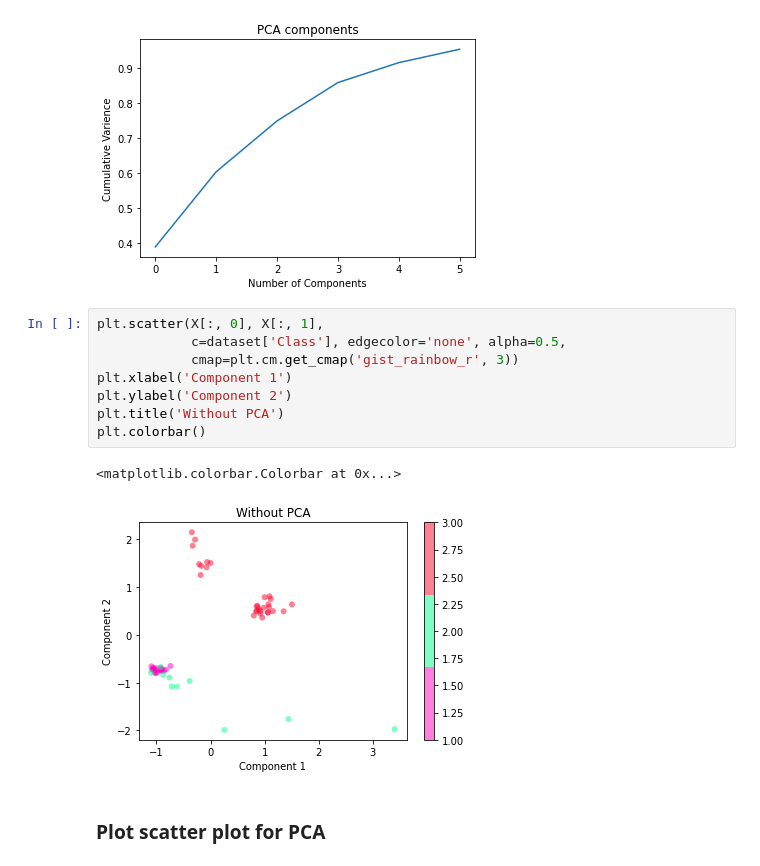
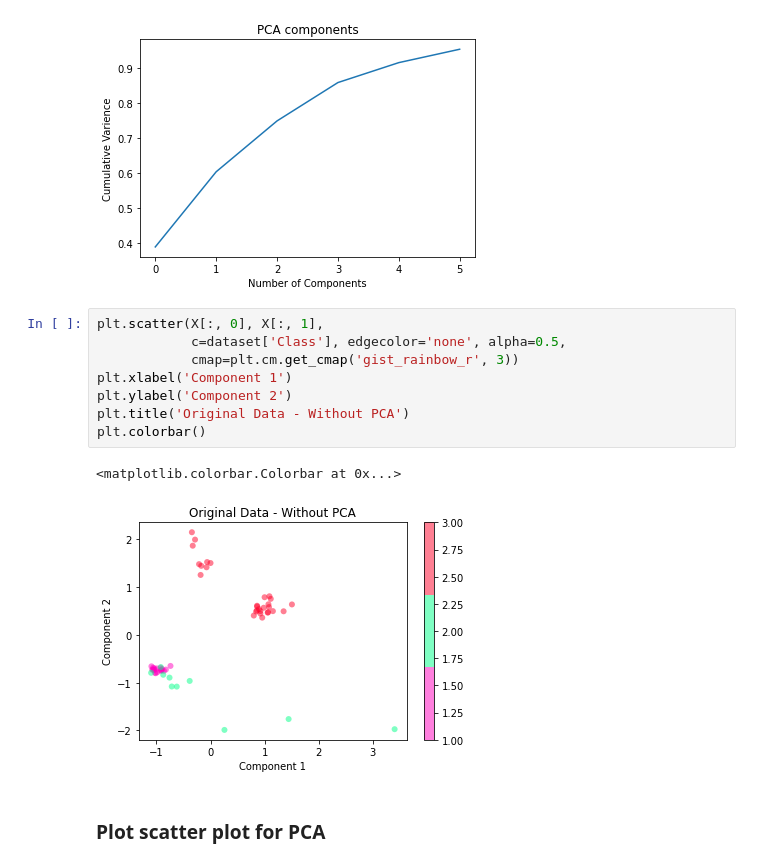
Before and after one commit to goldslime123/csc3005-DA, a Jupyter notebook: MeterB.ipynb, the cells around one changed output. Drawn from its saved outputs; the diff is of its cells as text.

```diff
--- a/MeterB.ipynb
+++ b/MeterB.ipynb
@@ -693,14 +666,14 @@ Text(0, 0.5, 'Cumulative Varience')
 # %%
 plt.scatter(X[:, 0], X[:, 1],
             c=dataset['Class'], edgecolor='none', alpha=0.5,
             cmap=plt.cm.get_cmap('gist_rainbow_r', 3))
 plt.xlabel('Component 1')
 plt.ylabel('Component 2')
-plt.title('Without PCA')
+plt.title('Original Data - Without PCA')
 plt.colorbar()
 # %% [output]
 <matplotlib.colorbar.Colorbar at 0x...>
-[figure, old version]
+[figure, new version]
 # %% [markdown]
 ### Plot scatter plot for PCA
 # %%
```
Also changed, not shown: parts of 12 cells of this notebook.
